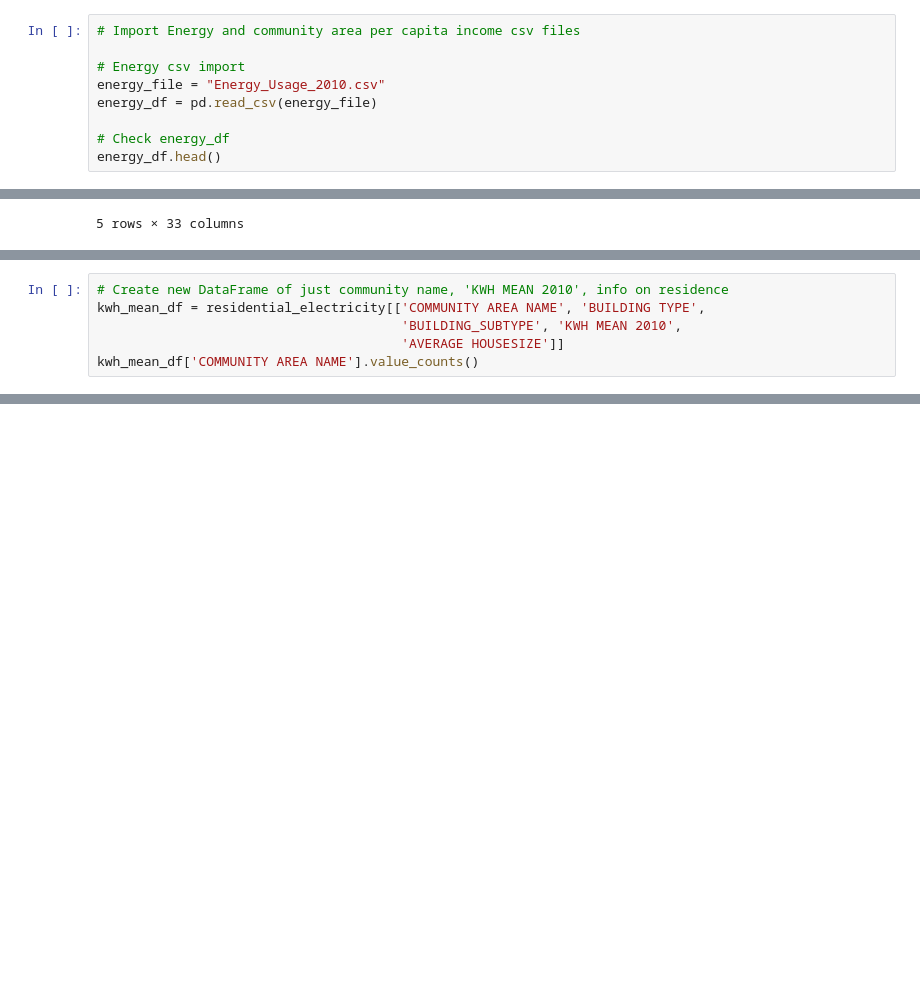
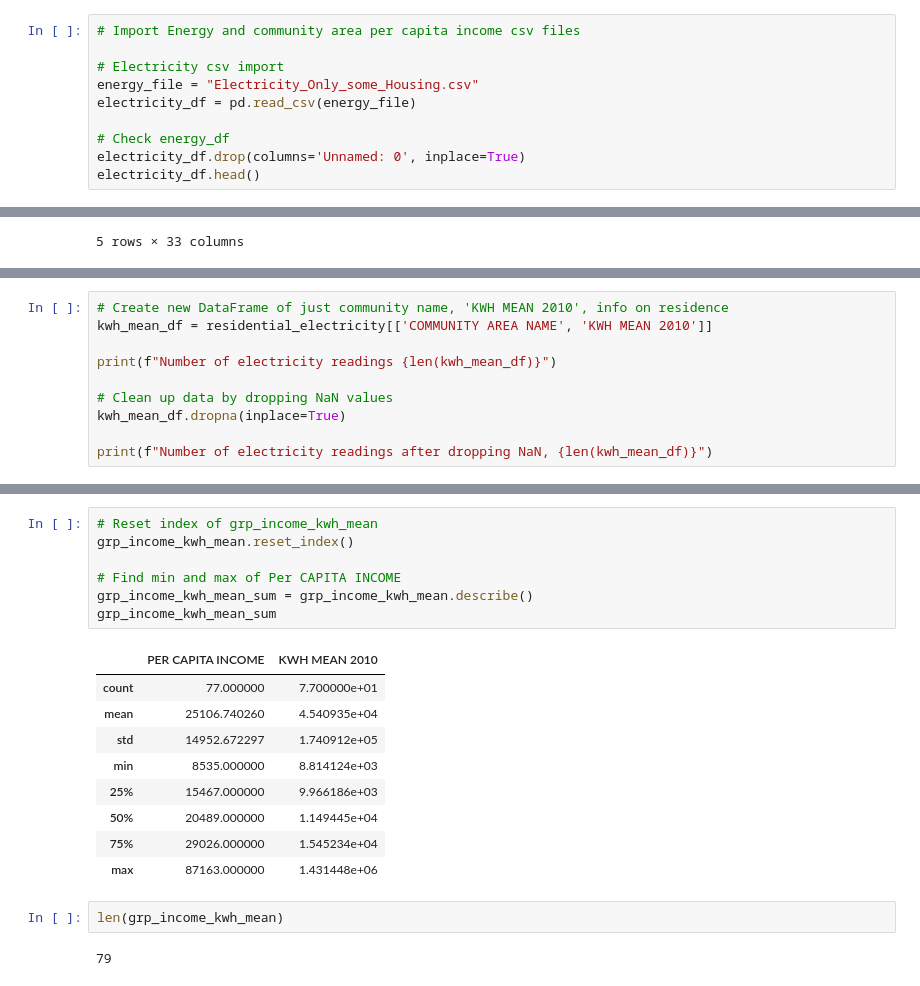
Before and after one commit to oimartin/Chicago_Energy, a Jupyter notebook: Energy_combined_with_community_income_data.ipynb, the cells around one changed output, grey strips where cells are left out. Drawn from its saved outputs; the diff is of its cells as text; blank space fills up the shorter version.

```diff
--- a/Energy_combined_with_community_income_data.ipynb
+++ b/Energy_combined_with_community_income_data.ipynb
@@ -6,10 +6,11 @@ import matplotlib.pyplot as plt
 # %%
 # Import Energy and community area per capita income csv files
 
-# Energy csv import
-energy_file = "Energy_Usage_2010.csv"
-energy_df = pd.read_csv(energy_file)
+# Electricity csv import
+energy_file = "Electricity_Only_some_Housing.csv"
+electricity_df = pd.read_csv(energy_file)
 
 # Check energy_df
-energy_df.head()
+electricity_df.drop(columns='Unnamed: 0', inplace=True)
+electricity_df.head()
 # %% [output]
@@ -192,6 +108,10 @@ The range of number electricity energy readings from each neighborhood is
 # %%
 # Create new DataFrame of just community name, 'KWH MEAN 2010', info on residence
-kwh_mean_df = residential_electricity[['COMMUNITY AREA NAME', 'BUILDING TYPE',
-                                       'BUILDING_SUBTYPE', 'KWH MEAN 2010',
-                                       'AVERAGE HOUSESIZE']]
-kwh_mean_df['COMMUNITY AREA NAME'].value_counts()
+kwh_mean_df = residential_electricity[['COMMUNITY AREA NAME', 'KWH MEAN 2010']]
+
+print(f"Number of electricity readings {len(kwh_mean_df)}")
+
+# Clean up data by dropping NaN values
+kwh_mean_df.dropna(inplace=True)
+
+print(f"Number of electricity readings after dropping NaN, {len(kwh_mean_df)}")
@@ -197,0 +152,21 @@ kwh_mean_df['COMMUNITY AREA NAME'].value_counts()
+# %%
+# Reset index of grp_income_kwh_mean
+grp_income_kwh_mean.reset_index()
+
+# Find min and max of Per CAPITA INCOME
+grp_income_kwh_mean_sum = grp_income_kwh_mean.describe()
+grp_income_kwh_mean_sum
+# %% [output]
+|  | PER CAPITA INCOME | KWH MEAN 2010 |
+| count | 77.000000 | 7.700000e+01 |
+| mean | 25106.740260 | 4.540935e+04 |
+| std | 14952.672297 | 1.740912e+05 |
+| min | 8535.000000 | 8.814124e+03 |
+| 25% | 15467.000000 | 9.966186e+03 |
+| 50% | 20489.000000 | 1.149445e+04 |
+| 75% | 29026.000000 | 1.545234e+04 |
+| max | 87163.000000 | 1.431448e+06 |
+# %%
+len(grp_income_kwh_mean)
+# %% [output]
+79
```
Also changed, not shown: parts of 15 cells of this notebook, 4 other files.
